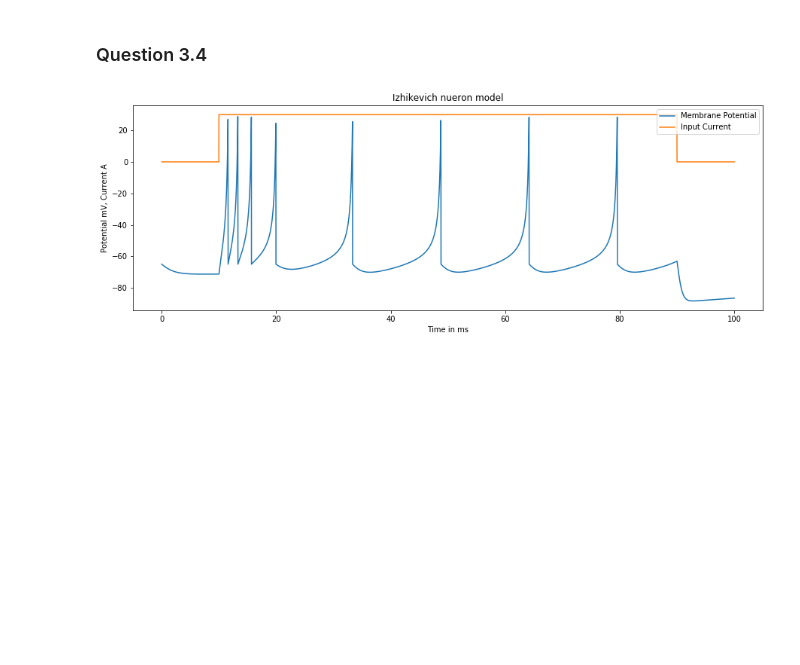
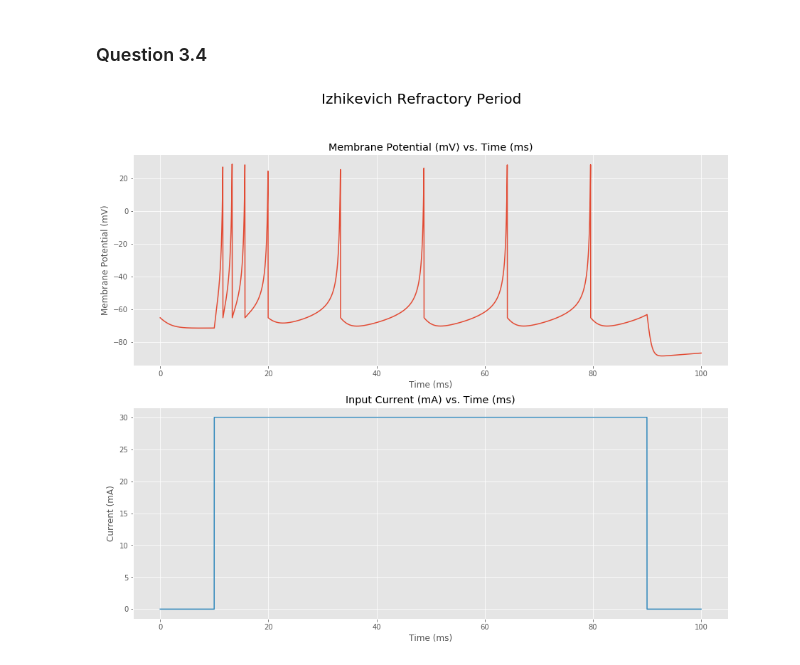
Before and after one commit to fireteam99/neuron-model, a Jupyter notebook: Izhikevich.ipynb, the cells around one changed output. Drawn from its saved outputs; the diff is of its cells as text; code cells hidden in the pictures; blank space fills up the shorter version.

```diff
--- a/Izhikevich.ipynb
+++ b/Izhikevich.ipynb
@@ -1,6 +1,8 @@
 # %%
 import numpy as np
 import matplotlib.pyplot as plt
+
+plt.style.use('ggplot')
 # %% [markdown]
 ### Question 3.4
 # %%
@@ -28,27 +46,28 @@ def Izhikevich(I,a,b,c,d):
     return V
 # %%
 T = 100
-dt  = 0.02
-time = np.arange(0, T+dt, dt)
+dT = 0.02
+time = np.arange(0, T + dT, dT)
 I = np.zeros(len(time))
 I[500:4500] = 30
 
-V=Izhikevich(I=I,a=0.02,b=0.2,c=-65,d=8)
+V = Izhikevich(I=I, a=0.02, b=0.2, c=-65, d=8)
 
-fig = plt.figure("Izh", figsize=(15, 5))
-ax = fig.add_subplot(111)
-plt.title("Izhikevich neuron model")
+fig, (ax1, ax2) = plt.subplots(2, figsize=(15, 12))
+fig.suptitle("Izhikevich Refractory Period", fontsize=20)
 
+ax1.plot(time, V, label="Membrane Potential")
+ax1.set_title("Membrane Potential (mV) vs. Time (ms)")
+ax1.set_ylabel("Membrane Potential (mV)")
+ax1.set_xlabel("Time (ms)")
 
-lineV = plt.plot(time, V, label="Membrane Potential")[0]
-lineI = plt.plot(time, I, label="Input Current")[0]
+ax2.plot(time, I, "C1", label="Input Current")
+ax2.set_title("Input Current (mA) vs. Time (ms)")
+ax2.set_ylabel("Current (mA)")
+ax2.set_xlabel("Time (ms)")
 
-plt.legend(loc="upper right")
-
-# add axis labels
-plt.ylabel("Potential mV, Current A")
-plt.xlabel("Time in ms");
+plt.show()
 # %% [output]
-[figure, old version]
+[figure, new version]
 # %%
 T = 200
```
Also changed, not shown: parts of 2 cells of this notebook, 1 other file.
